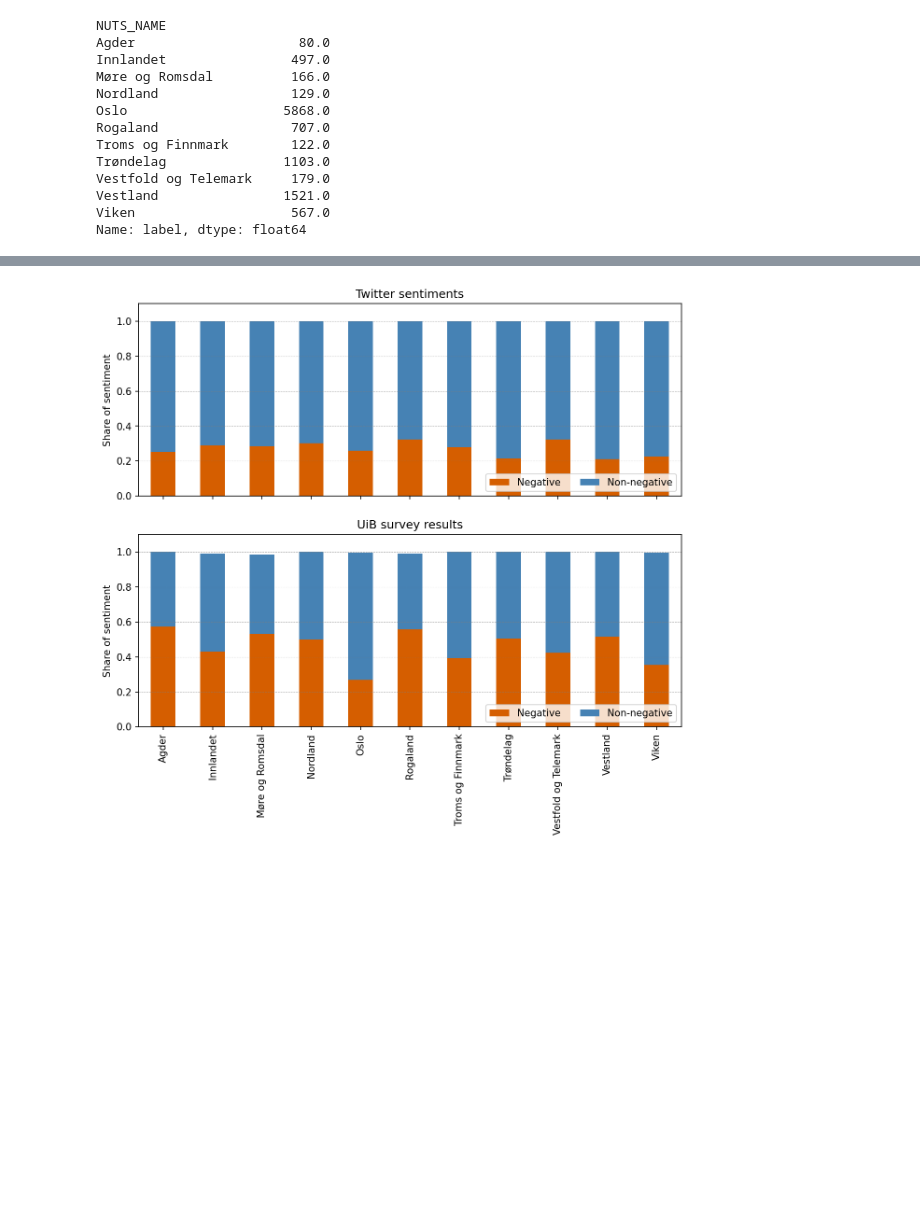
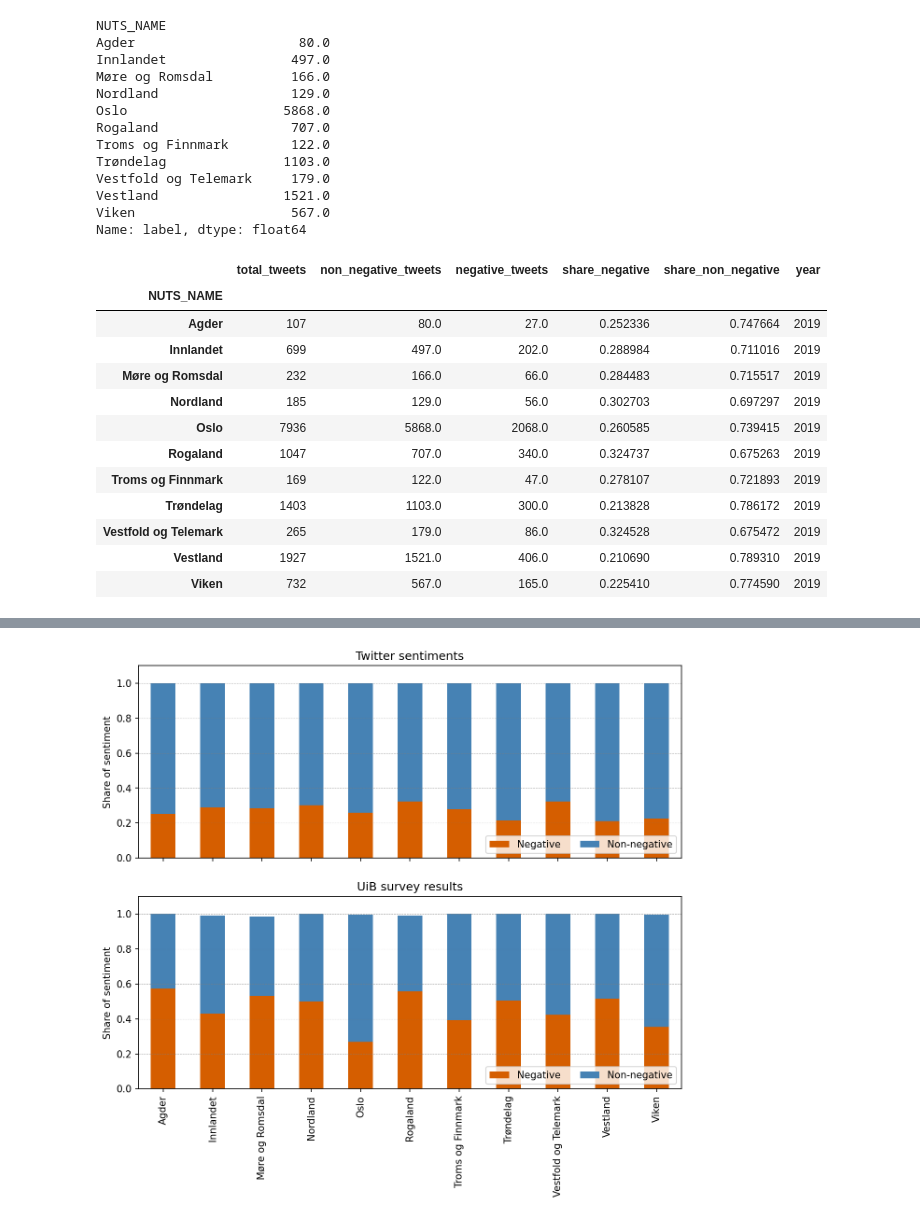
Before and after one commit to OskarVagero/sentiment-analysis-we, a Jupyter notebook: python_scripts/proj_twitt_sentiment/comparative_temporal.ipynb, the cells around one changed output, grey strips where cells are left out. Cells and saved outputs as stored; diff of their text form; code cells hidden in the pictures; blank space fills up the shorter version.

```diff
--- a/python_scripts/proj_twitt_sentiment/comparative_temporal.ipynb
+++ b/python_scripts/proj_twitt_sentiment/comparative_temporal.ipynb
@@ -392,3 +392,58 @@ df_twitter_2019 = gdf_twitter_with_county.loc[gdf_twitter_with_county['created_a
     share_negative = lambda x : x.negative_tweets/x.total_tweets,
     share_non_negative = lambda x : x.non_negative_tweets/x.total_tweets
 )
+# %%
+df_twitter_2020 = gdf_twitter_with_county.loc[gdf_twitter_with_county['created_at'].dt.to_period('Y') == '2020'
+                           ].groupby('NUTS_NAME').count().drop(
+    columns = {
+        'Unnamed: 0',
+        'id',
+        'username',
+        'like_count',
+        'quote_count',
+        'latitude',
+        'longitude',
+         'index_right',
+        'index',
+        'LEVL_CODE',
+        'MOUNT_TYPE',
+        'URBN_TYPE',
+        'COAST_TYPE',
+        'geometry',
+        'NUTS_ID',
+        'CNTR_CODE',
+        'NAME_LATN',
+        'FID',
+        'logits0',
+        'logits1',
+        'text',
+        'city',
+        'created_at'
+    }
+).rename(
+    columns={
+        'label' : 'total_tweets'
+    }
+).assign(
+    non_negative_tweets = gdf_twitter_with_county.loc[gdf_twitter_with_county['created_at'].dt.to_period('Y') == '2020' ].groupby('NUTS_NAME').sum().label,
+    negative_tweets = lambda x : x.total_tweets - x.non_negative_tweets,
+    share_negative = lambda x : x.negative_tweets/x.total_tweets,
+    share_non_negative = lambda x : x.non_negative_tweets/x.total_tweets
+)
+# %%
+df_twitter_2019 = df_twitter_2019.assign(year = 2019)
+df_twitter_2020 = df_twitter_2020.assign(year = 2020)
+# %% [output]
+|  | total_tweets | non_negative_tweets | negative_tweets | share_negative | share_non_negative | year |
+| NUTS_NAME |  |  |  |  |  |  |
+| Agder | 107 | 80.0 | 27.0 | 0.252336 | 0.747664 | 2019 |
+| Innlandet | 699 | 497.0 | 202.0 | 0.288984 | 0.711016 | 2019 |
+| Møre og Romsdal | 232 | 166.0 | 66.0 | 0.284483 | 0.715517 | 2019 |
+| Nordland | 185 | 129.0 | 56.0 | 0.302703 | 0.697297 | 2019 |
+| Oslo | 7936 | 5868.0 | 2068.0 | 0.260585 | 0.739415 | 2019 |
+| Rogaland | 1047 | 707.0 | 340.0 | 0.324737 | 0.675263 | 2019 |
+| Troms og Finnmark | 169 | 122.0 | 47.0 | 0.278107 | 0.721893 | 2019 |
+| Trøndelag | 1403 | 1103.0 | 300.0 | 0.213828 | 0.786172 | 2019 |
+| Vestfold og Telemark | 265 | 179.0 | 86.0 | 0.324528 | 0.675472 | 2019 |
+| Vestland | 1927 | 1521.0 | 406.0 | 0.210690 | 0.789310 | 2019 |
+| Viken | 732 | 567.0 | 165.0 | 0.225410 | 0.774590 | 2019 |
```
Also changed, not shown: parts of 5 cells of this notebook.
